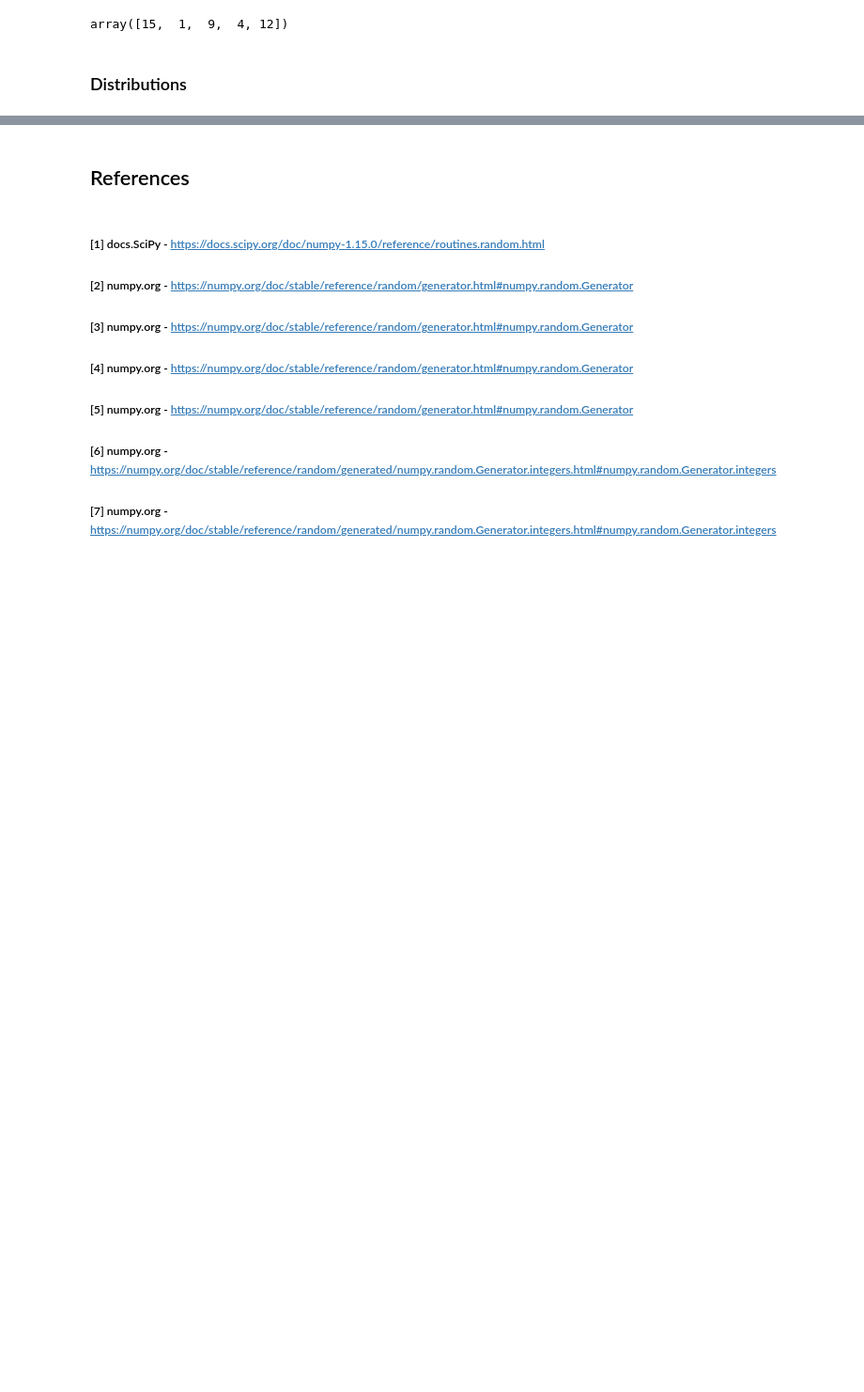
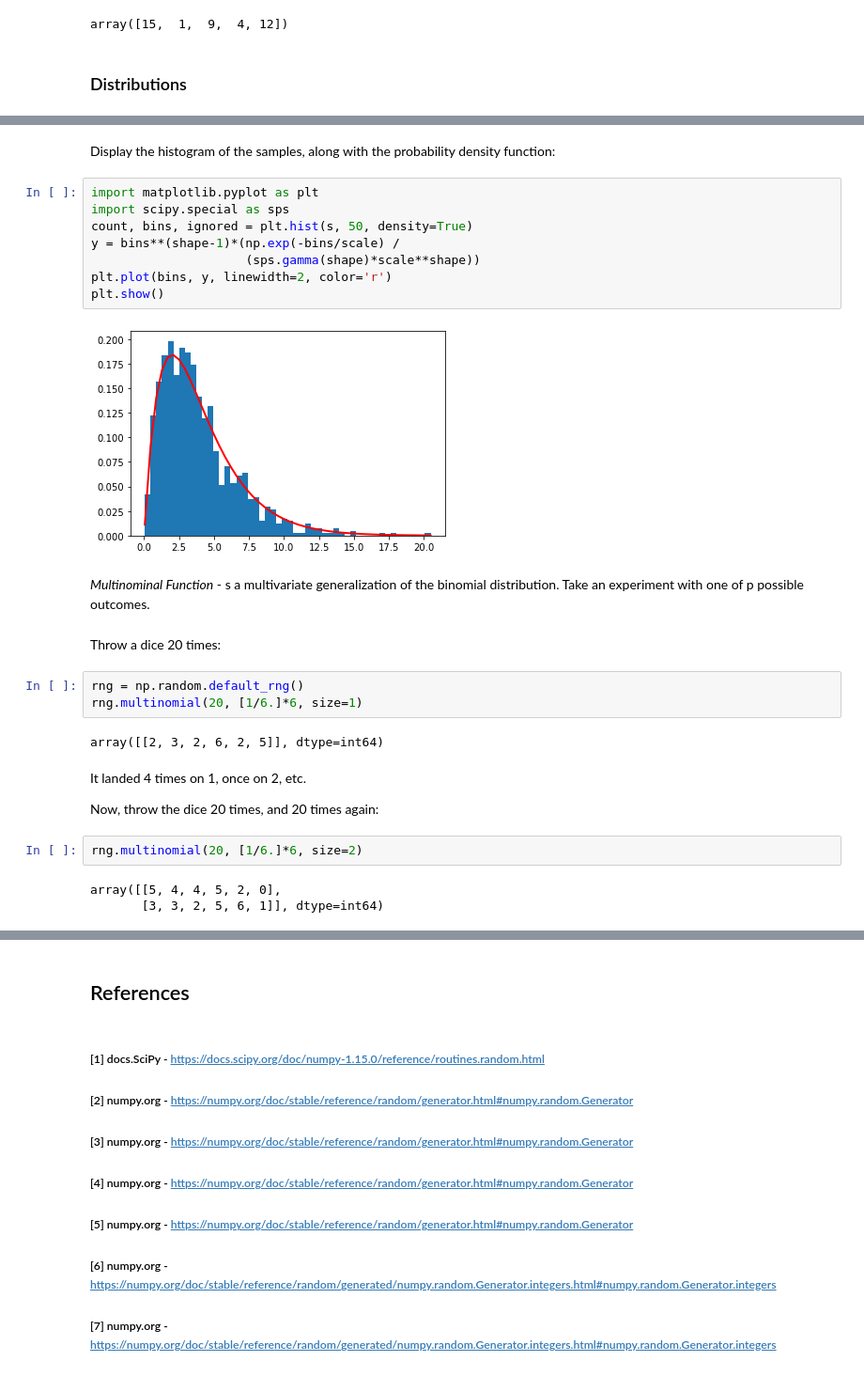
Before and after one commit to osirismoraes/assignment_fda, a Jupyter notebook: Assignment.ipynb, the cells around one changed output, grey strips where cells are left out. Shown at 94% size. Saved outputs shown, nothing was run; the diff lists cells and outputs as text; blank space fills up the shorter version.

```diff
--- a/Assignment.ipynb
+++ b/Assignment.ipynb
@@ -220,0 +281,30 @@ array([15,  1,  9,  4, 12])
+# %% [markdown]
+Display the histogram of the samples, along with the probability density function:
+# %%
+import matplotlib.pyplot as plt
+import scipy.special as sps
+count, bins, ignored = plt.hist(s, 50, density=True)
+y = bins**(shape-1)*(np.exp(-bins/scale) /
+                     (sps.gamma(shape)*scale**shape))
+plt.plot(bins, y, linewidth=2, color='r')
+plt.show()
+# %% [output]
+[figure, added]
+# %% [markdown]
+_Multinominal Function_ - s a multivariate generalization of the binomial distribution. Take an experiment with one of p possible outcomes.
+# %% [markdown]
+Throw a dice 20 times:
+# %%
+rng = np.random.default_rng()
+rng.multinomial(20, [1/6.]*6, size=1)
+# %% [output]
+array([[2, 3, 2, 6, 2, 5]], dtype=int64)
+# %% [markdown]
+It landed 4 times on 1, once on 2, etc.
+
+Now, throw the dice 20 times, and 20 times again:
+# %%
+rng.multinomial(20, [1/6.]*6, size=2)
+# %% [output]
+array([[5, 4, 4, 5, 2, 0],
+       [3, 3, 2, 5, 6, 1]], dtype=int64)
```
Also changed, not shown: parts of 20 cells of this notebook.
